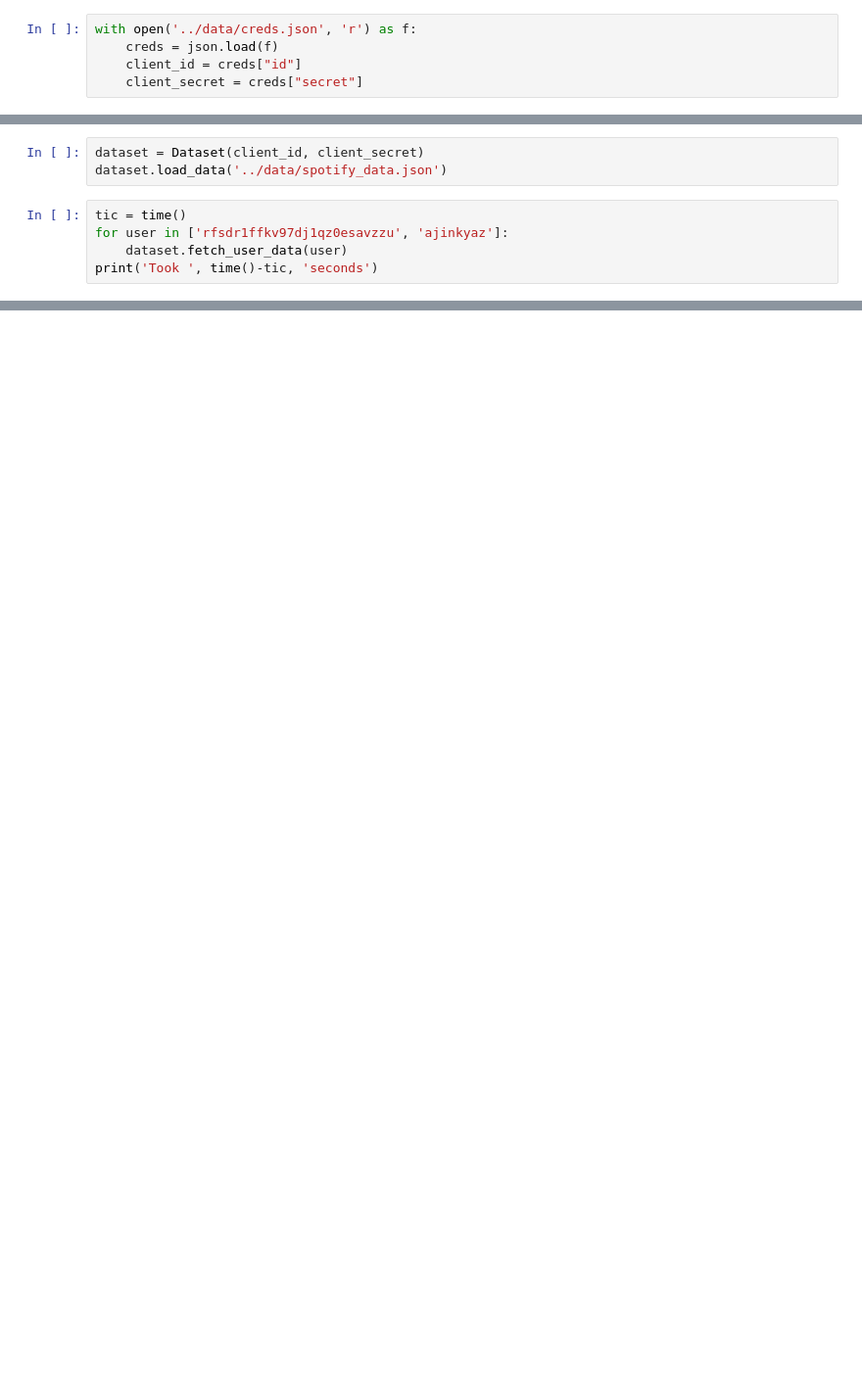
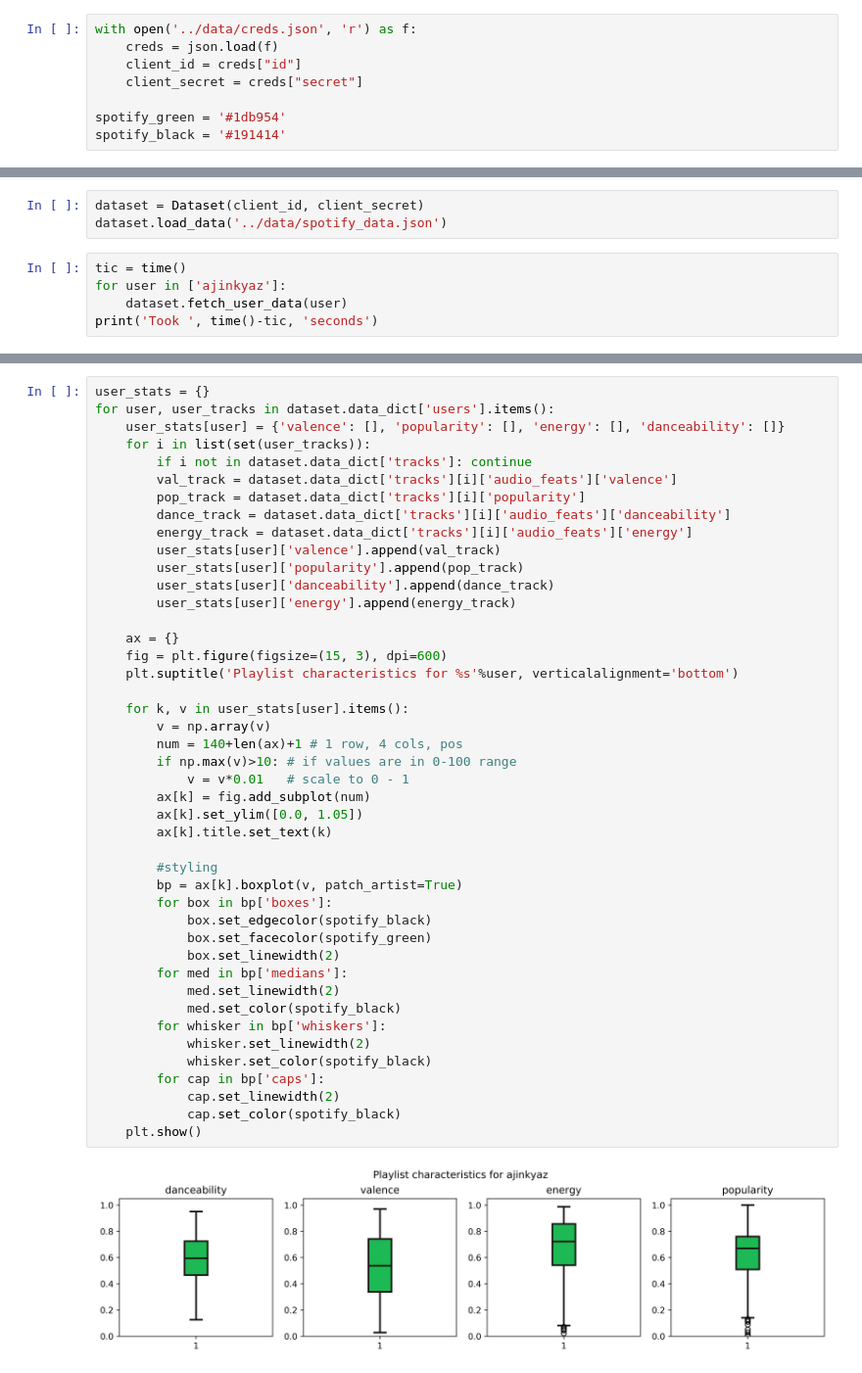
Before and after one commit to AjinkyaZ/spotify-data, a Jupyter notebook: notebooks/NB1.ipynb, the cells around one changed output, grey strips where cells are left out. Shown: that part at 98% size. Drawn from its saved outputs; the diff is of its cells as text; blank space fills up the shorter version.

```diff
--- a/notebooks/NB1.ipynb
+++ b/notebooks/NB1.ipynb
@@ -18,6 +19,9 @@ with open('../data/creds.json', 'r') as f:
     creds = json.load(f)
     client_id = creds["id"]
     client_secret = creds["secret"]
+
+spotify_green = '#1db954'
+spotify_black = '#191414'
 # %%
 class Dataset:
     def __init__(self, client_id, client_secret):
@@ -127,7 +146,7 @@ dataset = Dataset(client_id, client_secret)
 dataset.load_data('../data/spotify_data.json')
 # %%
 tic = time()
-for user in ['rfsdr1ffkv97dj1qz0esavzzu', 'ajinkyaz']:
+for user in ['ajinkyaz']:
     dataset.fetch_user_data(user)
 print('Took ', time()-tic, 'seconds')
 # %% [output]
@@ -156,0 +177,46 @@ Total users -- 3
+# %%
+user_stats = {}
+for user, user_tracks in dataset.data_dict['users'].items():
+    user_stats[user] = {'valence': [], 'popularity': [], 'energy': [], 'danceability': []}
+    for i in list(set(user_tracks)):
+        if i not in dataset.data_dict['tracks']: continue
+        val_track = dataset.data_dict['tracks'][i]['audio_feats']['valence']
+        pop_track = dataset.data_dict['tracks'][i]['popularity']
+        dance_track = dataset.data_dict['tracks'][i]['audio_feats']['danceability']
+        energy_track = dataset.data_dict['tracks'][i]['audio_feats']['energy']
+        user_stats[user]['valence'].append(val_track)
+        user_stats[user]['popularity'].append(pop_track)
+        user_stats[user]['danceability'].append(dance_track)
+        user_stats[user]['energy'].append(energy_track)
+
+    ax = {}
+    fig = plt.figure(figsize=(15, 3), dpi=600)
+    plt.suptitle('Playlist characteristics for %s'%user, verticalalignment='bottom')
+
+    for k, v in user_stats[user].items():
+        v = np.array(v)
+        num = 140+len(ax)+1 # 1 row, 4 cols, pos
+        if np.max(v)>10: # if values are in 0-100 range
+            v = v*0.01   # scale to 0 - 1
+        ax[k] = fig.add_subplot(num)
+        ax[k].set_ylim([0.0, 1.05])
+        ax[k].title.set_text(k)
+
+        #styling
+        bp = ax[k].boxplot(v, patch_artist=True)
+        for box in bp['boxes']:
+            box.set_edgecolor(spotify_black)
+            box.set_facecolor(spotify_green)
+            box.set_linewidth(2)
+        for med in bp['medians']:
+            med.set_linewidth(2)
+            med.set_color(spotify_black)
+        for whisker in bp['whiskers']:
+            whisker.set_linewidth(2)
+            whisker.set_color(spotify_black)
+        for cap in bp['caps']:
+            cap.set_linewidth(2)
+            cap.set_color(spotify_black)
+    plt.show()
+# %% [output]
+[figure, added]
```
Also changed, not shown: parts of 4 cells of this notebook, 2 other files.
